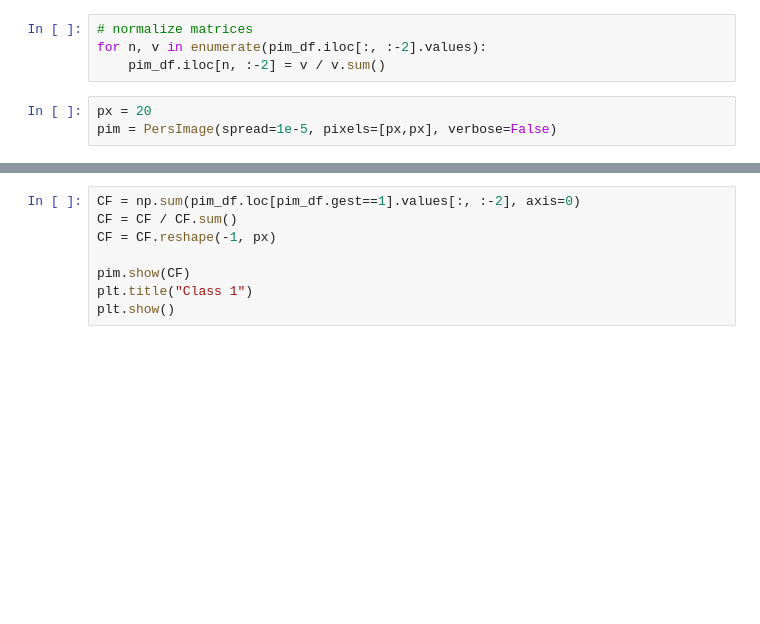
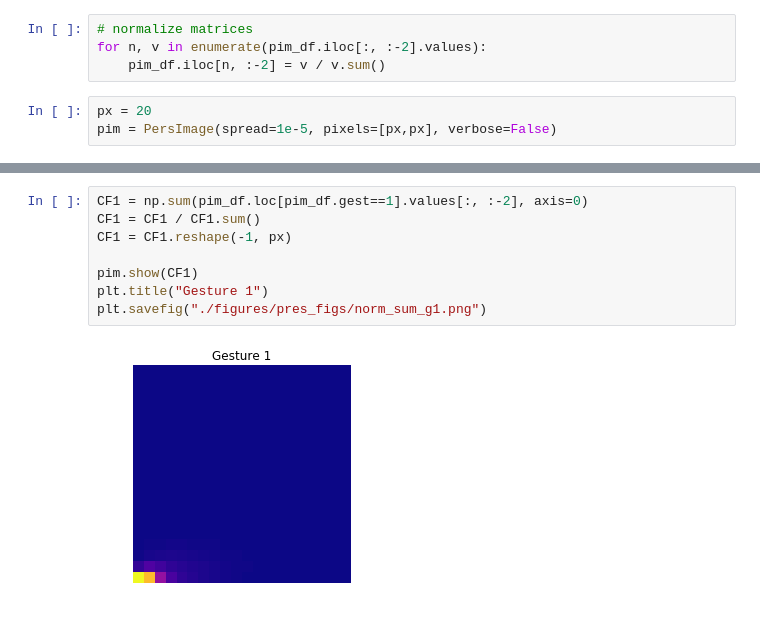
Before and after one commit to samvoisin/TDAforGesturePredictionsEMG, a Jupyter notebook: pim_df_EDA.ipynb, the cells around one changed output, grey strips where cells are left out. Drawn from its saved outputs; the diff is of its cells as text; blank space fills up the shorter version.

```diff
--- a/pim_df_EDA.ipynb
+++ b/pim_df_EDA.ipynb
@@ -63,9 +75,11 @@ for i in range(ns):
 # %%
-CF = np.sum(pim_df.loc[pim_df.gest==1].values[:, :-2], axis=0)
-CF = CF / CF.sum()
-CF = CF.reshape(-1, px)
+CF1 = np.sum(pim_df.loc[pim_df.gest==1].values[:, :-2], axis=0)
+CF1 = CF1 / CF1.sum()
+CF1 = CF1.reshape(-1, px)
 
-pim.show(CF)
-plt.title("Class 1")
-plt.show()
+pim.show(CF1)
+plt.title("Gesture 1")
+plt.savefig("./figures/pres_figs/norm_sum_g1.png")
+# %% [output]
+[figure, added]
 # %%
```
Also changed, not shown: parts of 15 cells of this notebook, 2 other files.
